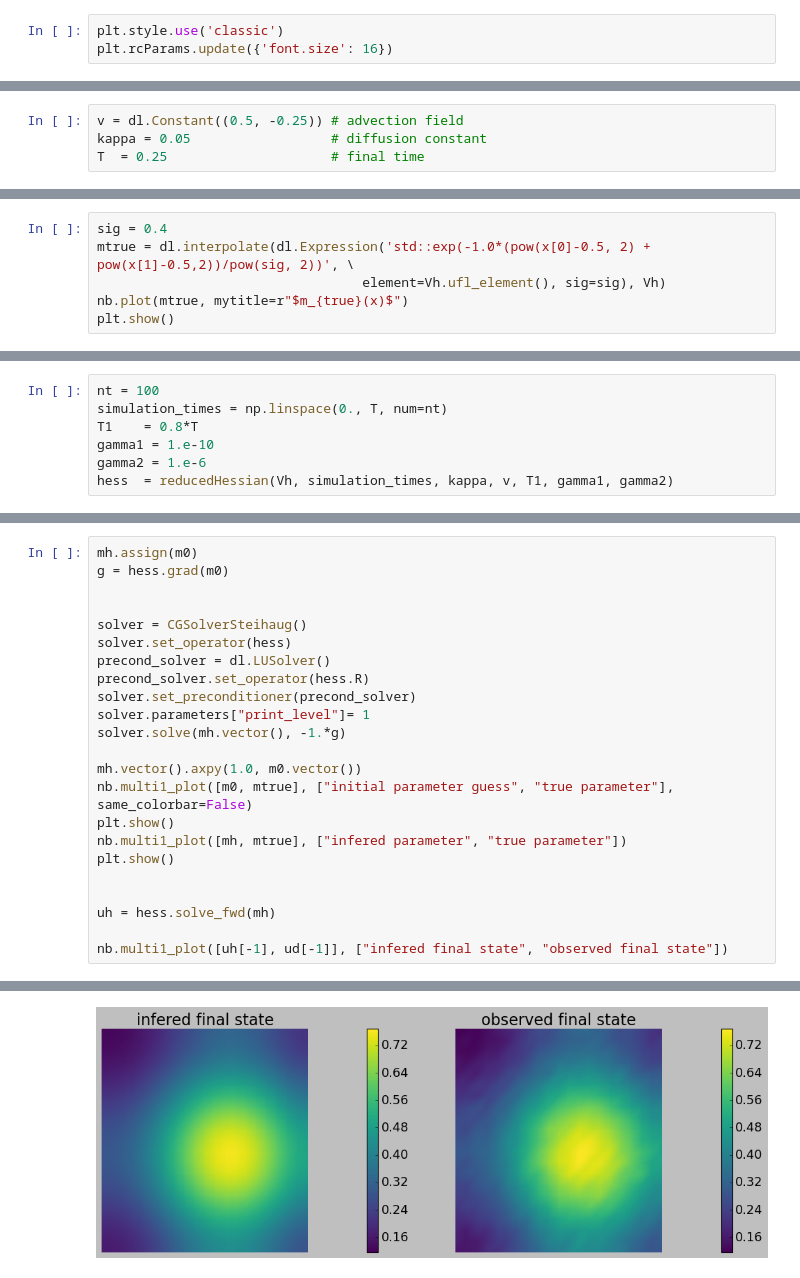
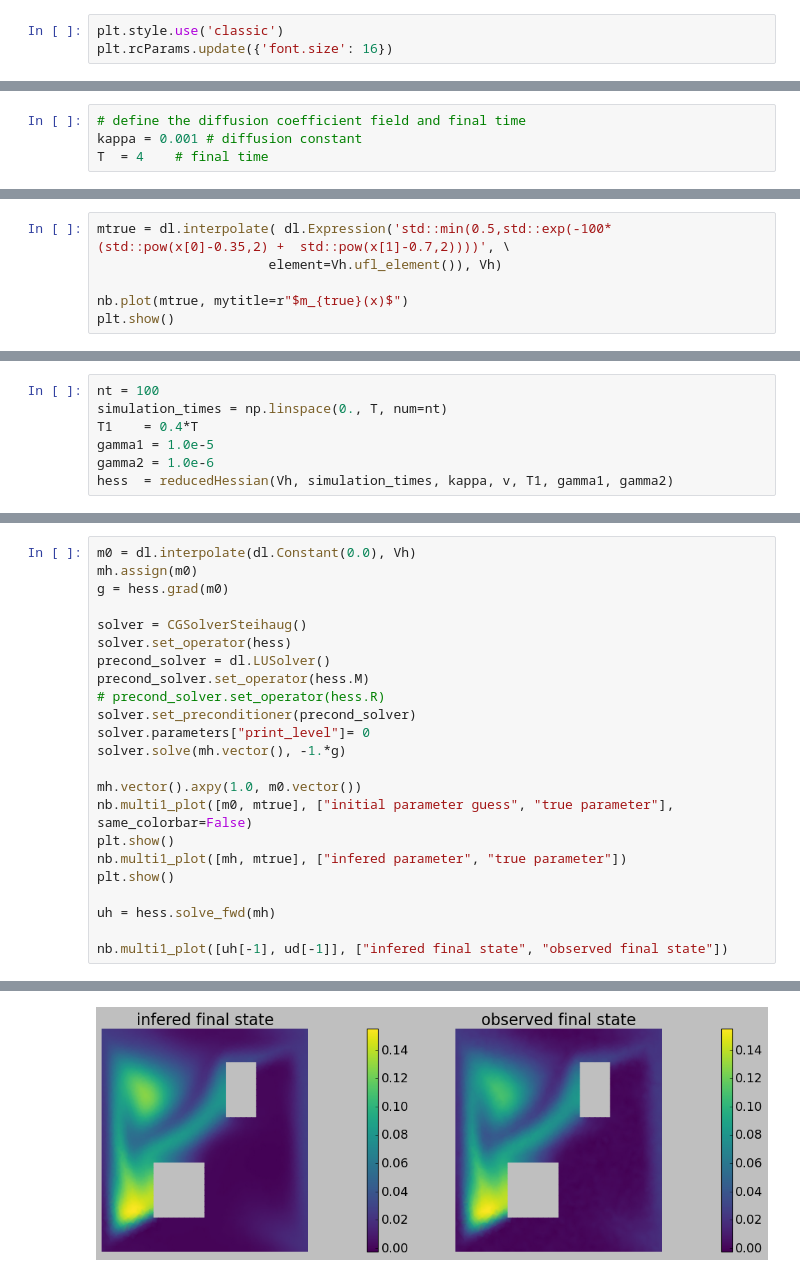
Before and after one commit to npetra/vippde-lab, a Jupyter notebook: 04_AdvectionDiffusion/AdvectionDiffusion_INCG.ipynb, the cells around one changed output, grey strips where cells are left out. Drawn from its saved outputs; the diff is of its cells as text.

```diff
--- a/04_AdvectionDiffusion/AdvectionDiffusion_INCG.ipynb
+++ b/04_AdvectionDiffusion/AdvectionDiffusion_INCG.ipynb
@@ -30,4 +125,4 @@ u(x,0)&=m(x)\quad \text{ in }\Omega\cup\partial\Omega
-# %%
-v = dl.Constant((0.5, -0.25)) # advection field
-kappa = 0.05                  # diffusion constant
-T  = 0.25                     # final time
+# %%
+# define the diffusion coefficient field and final time
+kappa = 0.001 # diffusion constant
+T  = 4    # final time
@@ -36,7 +185,7 @@ T  = 0.25                     # final time
 # %%
-sig = 0.4
-mtrue = dl.interpolate(dl.Expression('std::exp(-1.0*(pow(x[0]-0.5, 2) + pow(x[1]-0.5,2))/pow(sig, 2))', \
-                                  element=Vh.ufl_element(), sig=sig), Vh)
+mtrue = dl.interpolate( dl.Expression('std::min(0.5,std::exp(-100*(std::pow(x[0]-0.35,2) +  std::pow(x[1]-0.7,2))))', \
+                      element=Vh.ufl_element()), Vh)
+
 nb.plot(mtrue, mytitle=r"$m_{true}(x)$")
 plt.show()
 # %% [output]
@@ -163,7 +384,7 @@ class reducedHessian:
 # %%
 nt = 100
 simulation_times = np.linspace(0., T, num=nt)
-T1    = 0.8*T
-gamma1 = 1.e-10
-gamma2 = 1.e-6
+T1    = 0.4*T
+gamma1 = 1.0e-5
+gamma2 = 1.0e-6
 hess  = reducedHessian(Vh, simulation_times, kappa, v, T1, gamma1, gamma2)
@@ -242,14 +466,15 @@ plt.show()
 # %%
+m0 = dl.interpolate(dl.Constant(0.0), Vh)
 mh.assign(m0)
 g = hess.grad(m0)
-
 
 solver = CGSolverSteihaug()
 solver.set_operator(hess)
 precond_solver = dl.LUSolver()
-precond_solver.set_operator(hess.R)
+precond_solver.set_operator(hess.M)
+# precond_solver.set_operator(hess.R)
 solver.set_preconditioner(precond_solver)
-solver.parameters["print_level"]= 1
+solver.parameters["print_level"]= 0
 solver.solve(mh.vector(), -1.*g)
 
 mh.vector().axpy(1.0, m0.vector())
@@ -258,7 +483,6 @@ plt.show()
 nb.multi1_plot([mh, mtrue], ["infered parameter", "true parameter"])
 plt.show()
 
-
 uh = hess.solve_fwd(mh)
 
 nb.multi1_plot([uh[-1], ud[-1]], ["infered final state", "observed final state"])
@@ -285 +494 @@ Converged in  51  iterations with final norm  2.171386002197588e-06
-[figure, old version]
+[figure, new version]
```
Also changed, not shown: parts of 25 cells of this notebook, 1 other file.
